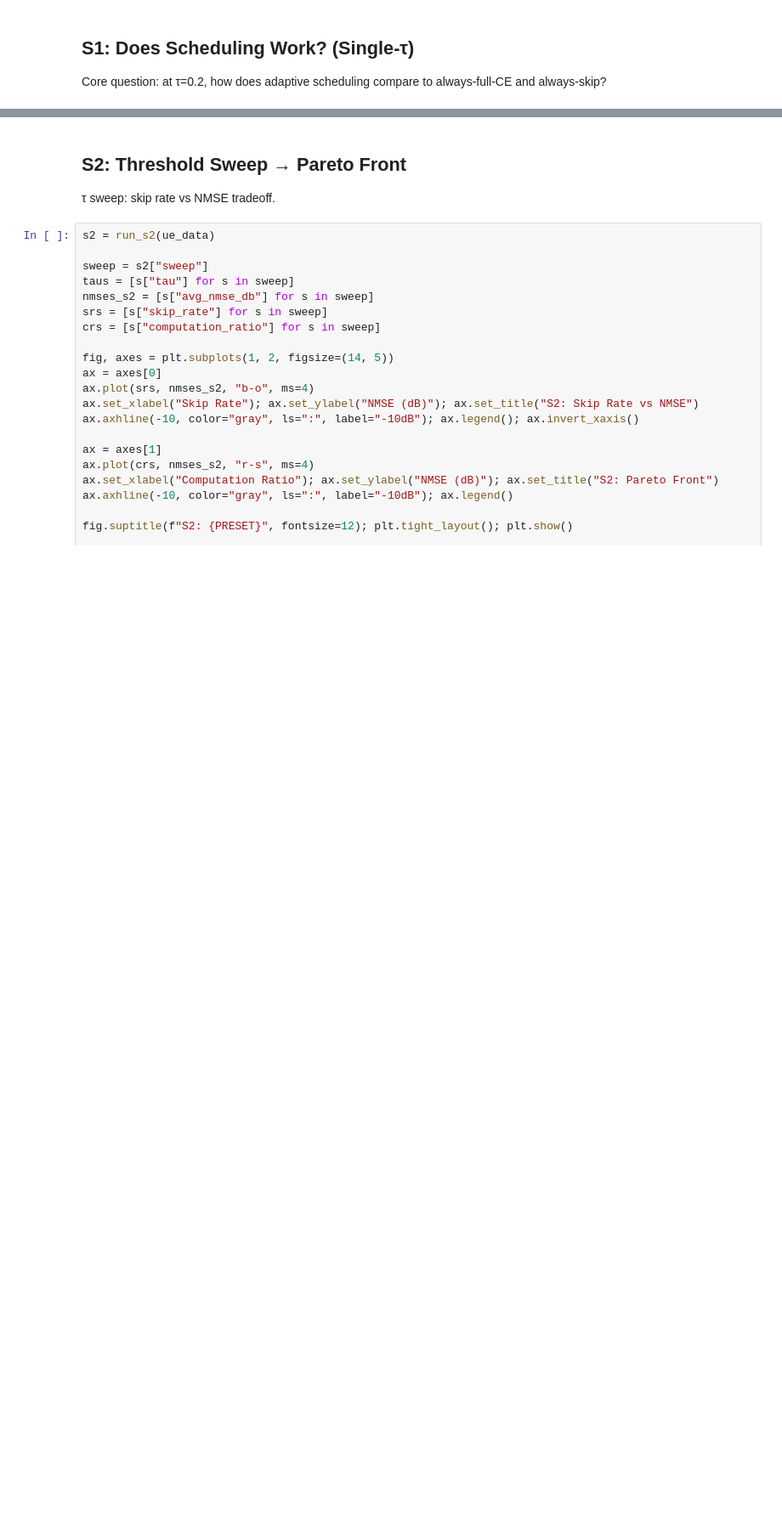
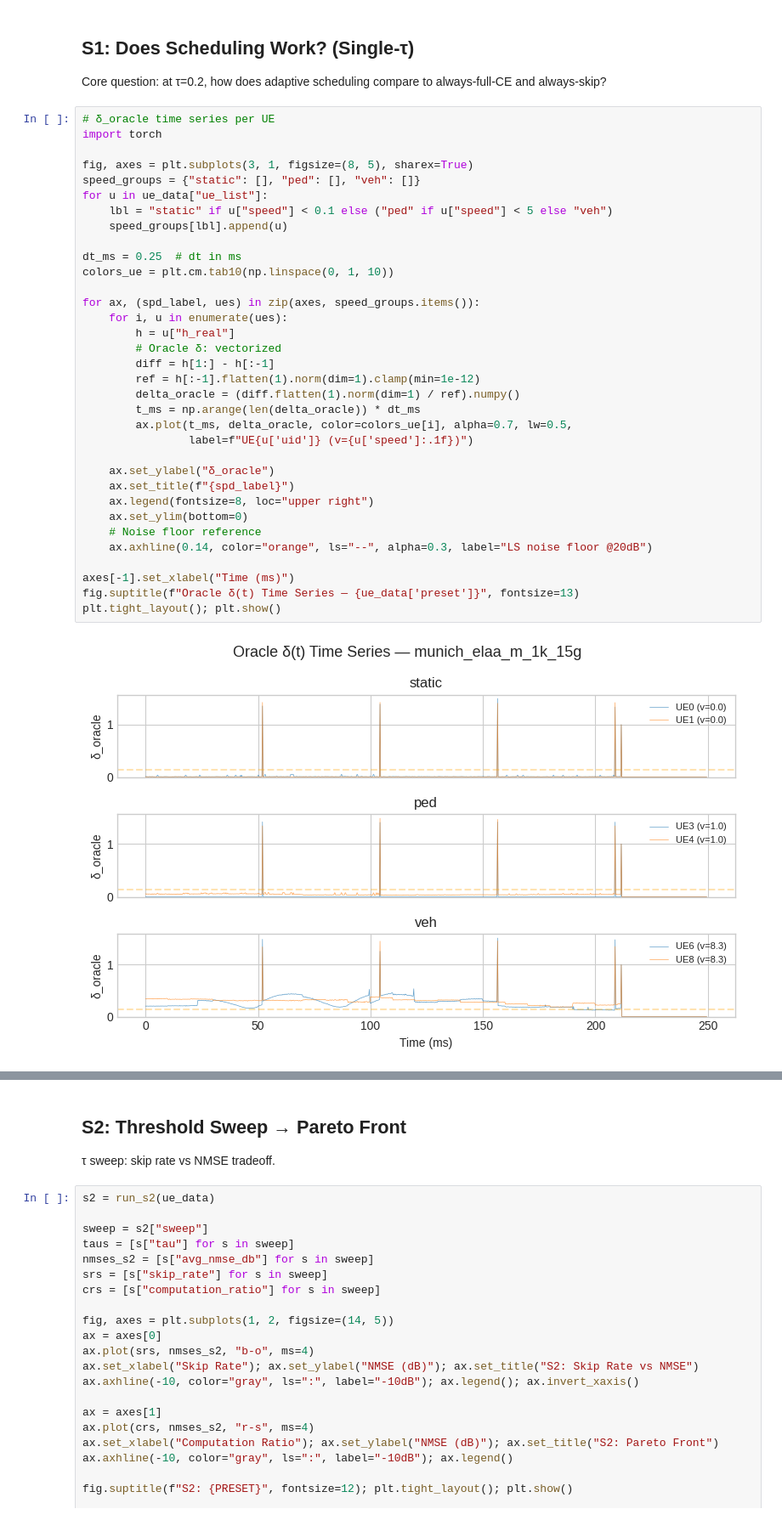
Before and after one commit to sungminlee114/6g-collaborative_bs, a Jupyter notebook: src/experiments/analysis.ipynb, the cells around one changed output, grey strips where cells are left out. Shown at 85% size. Saved outputs shown, nothing was run; the diff lists cells and outputs as text; blank space fills up the shorter version.

```diff
--- a/src/experiments/analysis.ipynb
+++ b/src/experiments/analysis.ipynb
@@ -69,3 +76,39 @@ print(f"GO/NO-GO: {'GO ✓' if summary['median_delta'] <= 0.5 else 'NO-GO ✗'}
 # %% [markdown]
 ## S1: Does Scheduling Work? (Single-τ)
 Core question: at τ=0.2, how does adaptive scheduling compare to always-full-CE and always-skip?
+# %%
+# δ_oracle time series per UE
+import torch
+
+fig, axes = plt.subplots(3, 1, figsize=(8, 5), sharex=True)
+speed_groups = {"static": [], "ped": [], "veh": []}
+for u in ue_data["ue_list"]:
+    lbl = "static" if u["speed"] < 0.1 else ("ped" if u["speed"] < 5 else "veh")
+    speed_groups[lbl].append(u)
+
+dt_ms = 0.25  # dt in ms
+colors_ue = plt.cm.tab10(np.linspace(0, 1, 10))
+
+for ax, (spd_label, ues) in zip(axes, speed_groups.items()):
+    for i, u in enumerate(ues):
+        h = u["h_real"]
+        # Oracle δ: vectorized
+        diff = h[1:] - h[:-1]
+        ref = h[:-1].flatten(1).norm(dim=1).clamp(min=1e-12)
+        delta_oracle = (diff.flatten(1).norm(dim=1) / ref).numpy()
+        t_ms = np.arange(len(delta_oracle)) * dt_ms
+        ax.plot(t_ms, delta_oracle, color=colors_ue[i], alpha=0.7, lw=0.5,
+                label=f"UE{u['uid']} (v={u['speed']:.1f})")
+
+    ax.set_ylabel("δ_oracle")
+    ax.set_title(f"{spd_label}")
+    ax.legend(fontsize=8, loc="upper right")
+    ax.set_ylim(bottom=0)
+    # Noise floor reference
+    ax.axhline(0.14, color="orange", ls="--", alpha=0.3, label="LS noise floor @20dB")
+
+axes[-1].set_xlabel("Time (ms)")
+fig.suptitle(f"Oracle δ(t) Time Series — {ue_data['preset']}", fontsize=13)
+plt.tight_layout(); plt.show()
+# %% [output]
+[figure, added]
```
Also changed, not shown: parts of 13 cells of this notebook.
